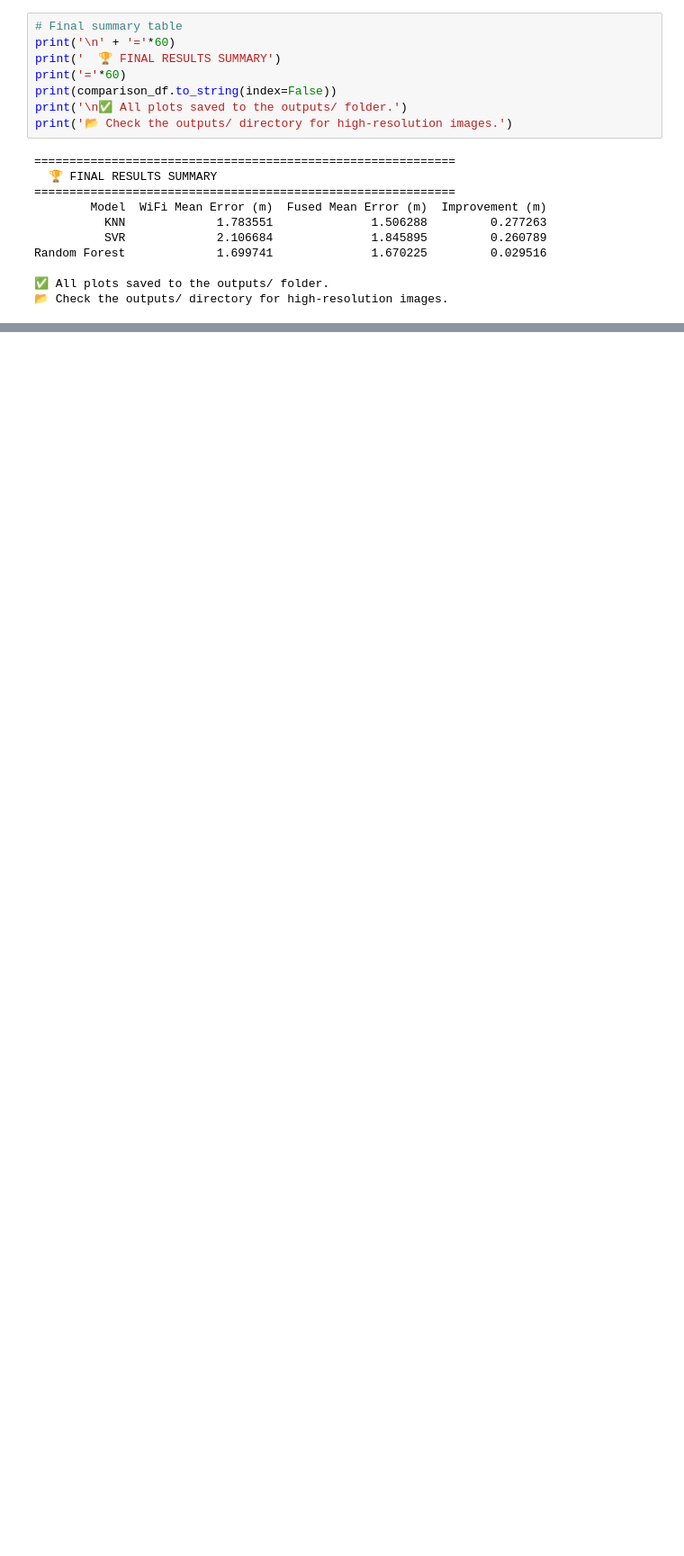
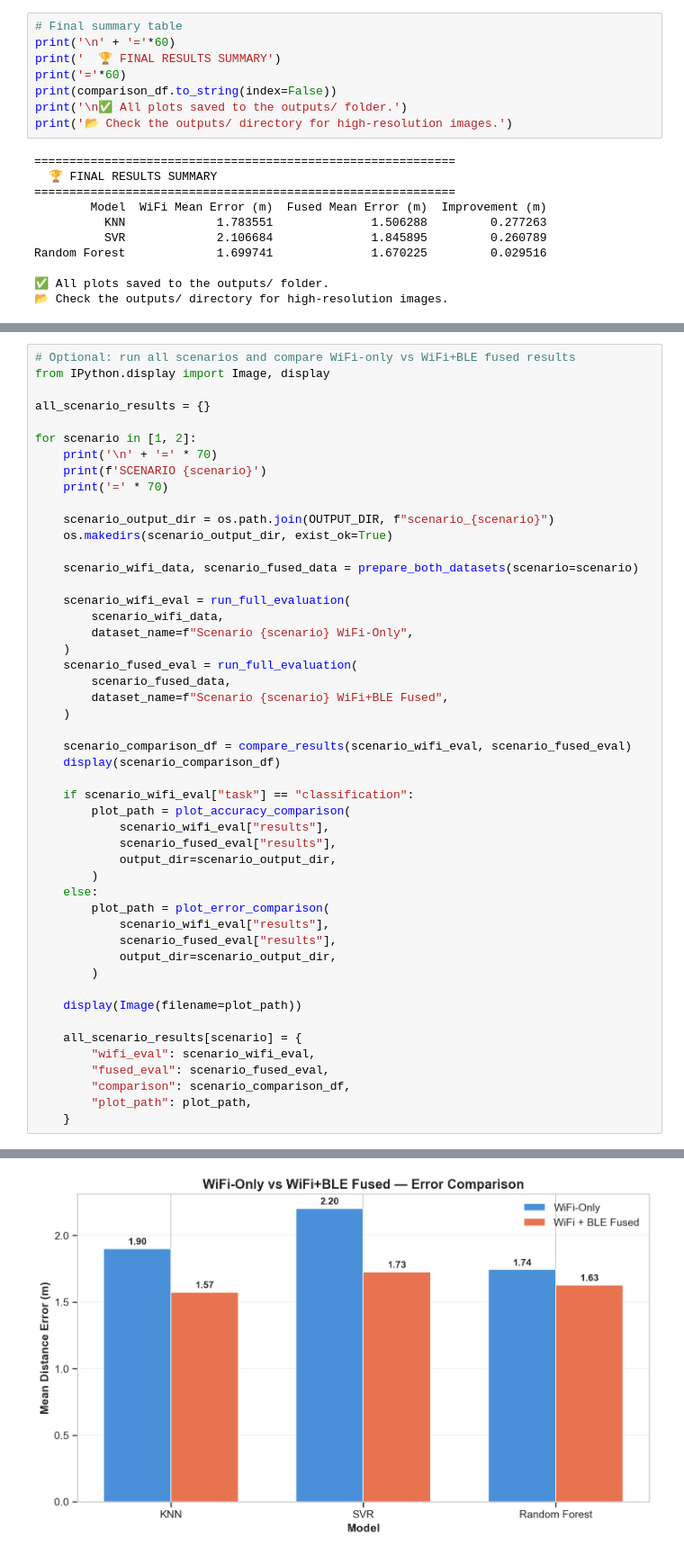
Before and after one commit to 0dux/Indoor-positioning-using-wifi-and-bluetooth-, a Jupyter notebook: notebooks/demo.ipynb, the cells around one changed output, grey strips where cells are left out. Shown at 90% size. Drawn from its saved outputs; the diff is of its cells as text; blank space fills up the shorter version.

```diff
--- a/notebooks/demo.ipynb
+++ b/notebooks/demo.ipynb
@@ -421,0 +427,50 @@ Random Forest             1.699741              1.670225         0.029516
+# %%
+# Optional: run all scenarios and compare WiFi-only vs WiFi+BLE fused results
+from IPython.display import Image, display
+
+all_scenario_results = {}
+
+for scenario in [1, 2]:
+    print('\n' + '=' * 70)
+    print(f'SCENARIO {scenario}')
+    print('=' * 70)
+
+    scenario_output_dir = os.path.join(OUTPUT_DIR, f"scenario_{scenario}")
+    os.makedirs(scenario_output_dir, exist_ok=True)
+
+    scenario_wifi_data, scenario_fused_data = prepare_both_datasets(scenario=scenario)
+
+    scenario_wifi_eval = run_full_evaluation(
+        scenario_wifi_data,
+        dataset_name=f"Scenario {scenario} WiFi-Only",
+    )
+    scenario_fused_eval = run_full_evaluation(
+        scenario_fused_data,
+        dataset_name=f"Scenario {scenario} WiFi+BLE Fused",
+    )
+
+    scenario_comparison_df = compare_results(scenario_wifi_eval, scenario_fused_eval)
+    display(scenario_comparison_df)
+
+    if scenario_wifi_eval["task"] == "classification":
+        plot_path = plot_accuracy_comparison(
+            scenario_wifi_eval["results"],
+            scenario_fused_eval["results"],
+            output_dir=scenario_output_dir,
+        )
+    else:
+        plot_path = plot_error_comparison(
+            scenario_wifi_eval["results"],
+            scenario_fused_eval["results"],
+            output_dir=scenario_output_dir,
+        )
+
+    display(Image(filename=plot_path))
+
+    all_scenario_results[scenario] = {
+        "wifi_eval": scenario_wifi_eval,
+        "fused_eval": scenario_fused_eval,
+        "comparison": scenario_comparison_df,
+        "plot_path": plot_path,
+    }
+# %% [output]
@@ -421,0 +522 @@ Random Forest             1.699741              1.670225         0.029516
+[figure, added]
```
Also changed, not shown: parts of 8 cells of this notebook, 17 other files.
